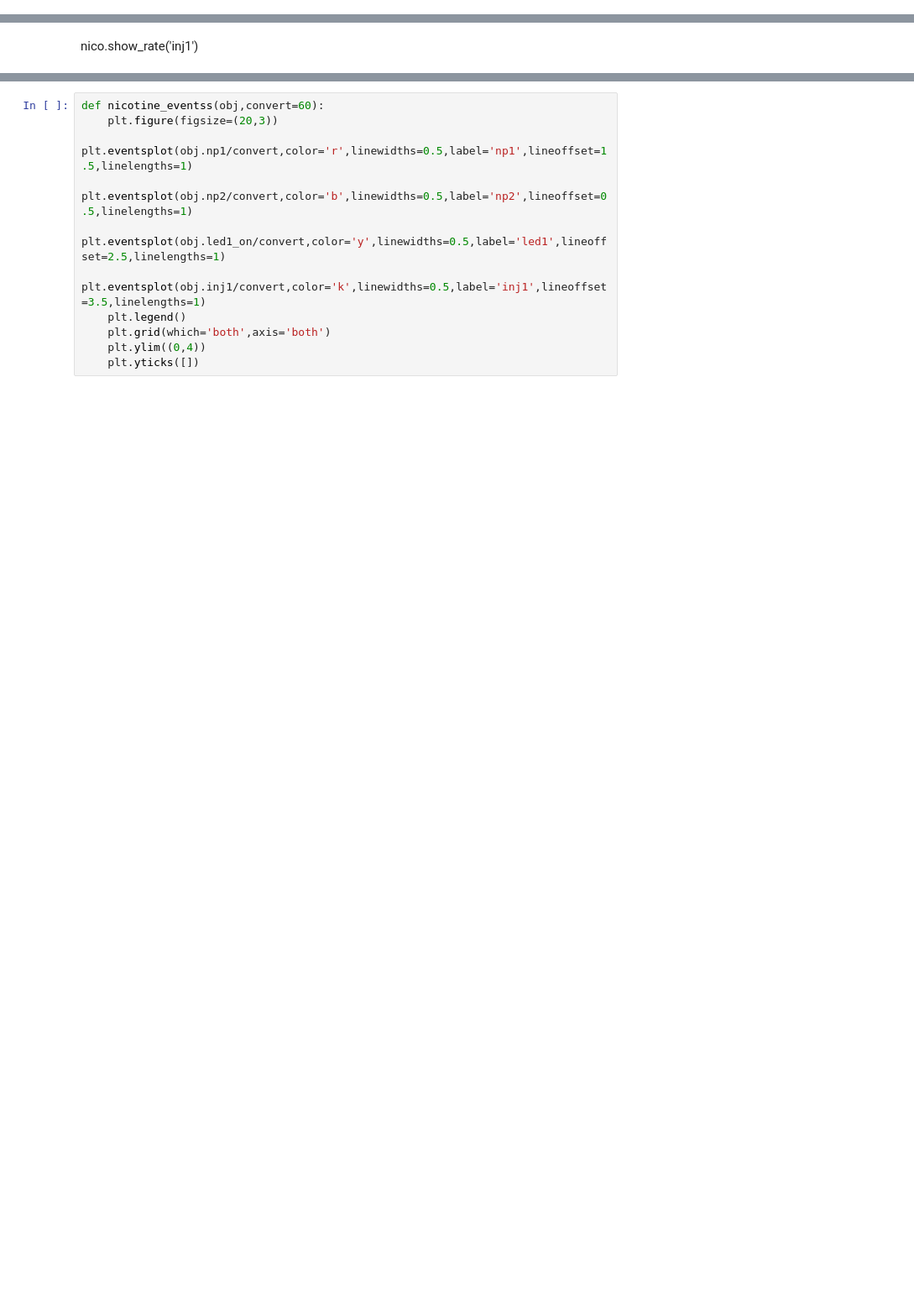
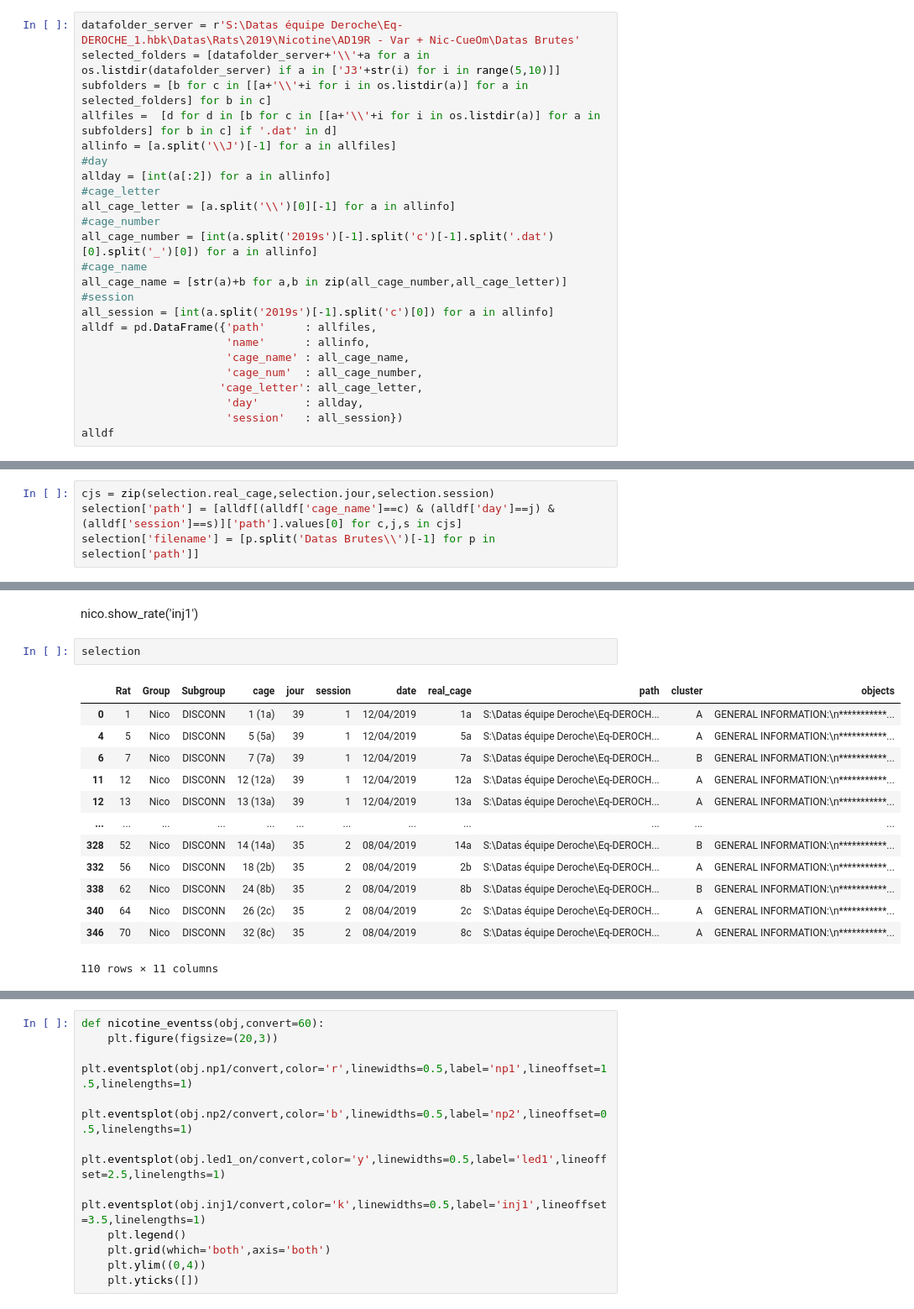
Before and after one commit to matias-ceau/pyfiber, a Jupyter notebook: dev/NICOTINE.ipynb, the cells around one changed output, grey strips where cells are left out. Shown at 84% size. Saved outputs shown, nothing was run; the diff lists cells and outputs as text; blank space fills up the shorter version.

```diff
--- a/dev/NICOTINE.ipynb
+++ b/dev/NICOTINE.ipynb
@@ -38,0 +112,24 @@ Importing of ../../DATA/nicotine/AD19R/Session 39\csa12042019s1c11_Rat37.dat fin
+# %%
+datafolder_server = r'S:\Datas équipe Deroche\Eq-DEROCHE_1.hbk\Datas\Rats\2019\Nicotine\AD19R - Var + Nic-CueOm\Datas Brutes'
+selected_folders = [datafolder_server+'\\'+a for a in os.listdir(datafolder_server) if a in ['J3'+str(i) for i in range(5,10)]]
+subfolders = [b for c in [[a+'\\'+i for i in os.listdir(a)] for a in selected_folders] for b in c]
+allfiles =  [d for d in [b for c in [[a+'\\'+i for i in os.listdir(a)] for a in subfolders] for b in c] if '.dat' in d]
+allinfo = [a.split('\\J')[-1] for a in allfiles]
+#day
+allday = [int(a[:2]) for a in allinfo]
+#cage_letter
+all_cage_letter = [a.split('\\')[0][-1] for a in allinfo]
+#cage_number
+all_cage_number = [int(a.split('2019s')[-1].split('c')[-1].split('.dat')[0].split('_')[0]) for a in allinfo]
+#cage_name
+all_cage_name = [str(a)+b for a,b in zip(all_cage_number,all_cage_letter)]
+#session
+all_session = [int(a.split('2019s')[-1].split('c')[0]) for a in allinfo]
+alldf = pd.DataFrame({'path'      : allfiles,
+                      'name'      : allinfo,
+                      'cage_name' : all_cage_name,
+                      'cage_num'  : all_cage_number,
+                     'cage_letter': all_cage_letter,
+                      'day'       : allday,
+                      'session'   : all_session})
+alldf
@@ -38,0 +166,4 @@ Importing of ../../DATA/nicotine/AD19R/Session 39\csa12042019s1c11_Rat37.dat fin
+# %%
+cjs = zip(selection.real_cage,selection.jour,selection.session)
+selection['path'] = [alldf[(alldf['cage_name']==c) & (alldf['day']==j) & (alldf['session']==s)]['path'].values[0] for c,j,s in cjs]
+selection['filename'] = [p.split('Datas Brutes\\')[-1] for p in selection['path']]
@@ -39,3 +212,19 @@ Importing of ../../DATA/nicotine/AD19R/Session 39\csa12042019s1c11_Rat37.dat fin
 # %% [markdown]
 nico.show_rate('inj1')
+# %%
+selection
+# %% [output]
+|  | Rat | Group | Subgroup | cage | jour | session | date | real_cage | path | cluster | objects |
+| 0 | 1 | Nico | DISCONN | 1 (1a) | 39 | 1 | 12/04/2019 | 1a | S:\Datas équipe Deroche\Eq-DEROCH... | A | GENERAL INFORMATION:\n***********... |
+| 4 | 5 | Nico | DISCONN | 5 (5a) | 39 | 1 | 12/04/2019 | 5a | S:\Datas équipe Deroche\Eq-DEROCH... | A | GENERAL INFORMATION:\n***********... |
+| 6 | 7 | Nico | DISCONN | 7 (7a) | 39 | 1 | 12/04/2019 | 7a | S:\Datas équipe Deroche\Eq-DEROCH... | B | GENERAL INFORMATION:\n***********... |
+| 11 | 12 | Nico | DISCONN | 12 (12a) | 39 | 1 | 12/04/2019 | 12a | S:\Datas équipe Deroche\Eq-DEROCH... | A | GENERAL INFORMATION:\n***********... |
+| 12 | 13 | Nico | DISCONN | 13 (13a) | 39 | 1 | 12/04/2019 | 13a | S:\Datas équipe Deroche\Eq-DEROCH... | A | GENERAL INFORMATION:\n***********... |
+| ... | ... | ... | ... | ... | ... | ... | ... | ... | ... | ... | ... |
+| 328 | 52 | Nico | DISCONN | 14 (14a) | 35 | 2 | 08/04/2019 | 14a | S:\Datas équipe Deroche\Eq-DEROCH... | B | GENERAL INFORMATION:\n***********... |
+| 332 | 56 | Nico | DISCONN | 18 (2b) | 35 | 2 | 08/04/2019 | 2b | S:\Datas équipe Deroche\Eq-DEROCH... | A | GENERAL INFORMATION:\n***********... |
+| 338 | 62 | Nico | DISCONN | 24 (8b) | 35 | 2 | 08/04/2019 | 8b | S:\Datas équipe Deroche\Eq-DEROCH... | B | GENERAL INFORMATION:\n***********... |
+| 340 | 64 | Nico | DISCONN | 26 (2c) | 35 | 2 | 08/04/2019 | 2c | S:\Datas équipe Deroche\Eq-DEROCH... | A | GENERAL INFORMATION:\n***********... |
+| 346 | 70 | Nico | DISCONN | 32 (8c) | 35 | 2 | 08/04/2019 | 8c | S:\Datas équipe Deroche\Eq-DEROCH... | A | GENERAL INFORMATION:\n***********... |
+110 rows × 11 columns
 # %%
```
Also changed, not shown: parts of 30 cells of this notebook, 2 other files.
